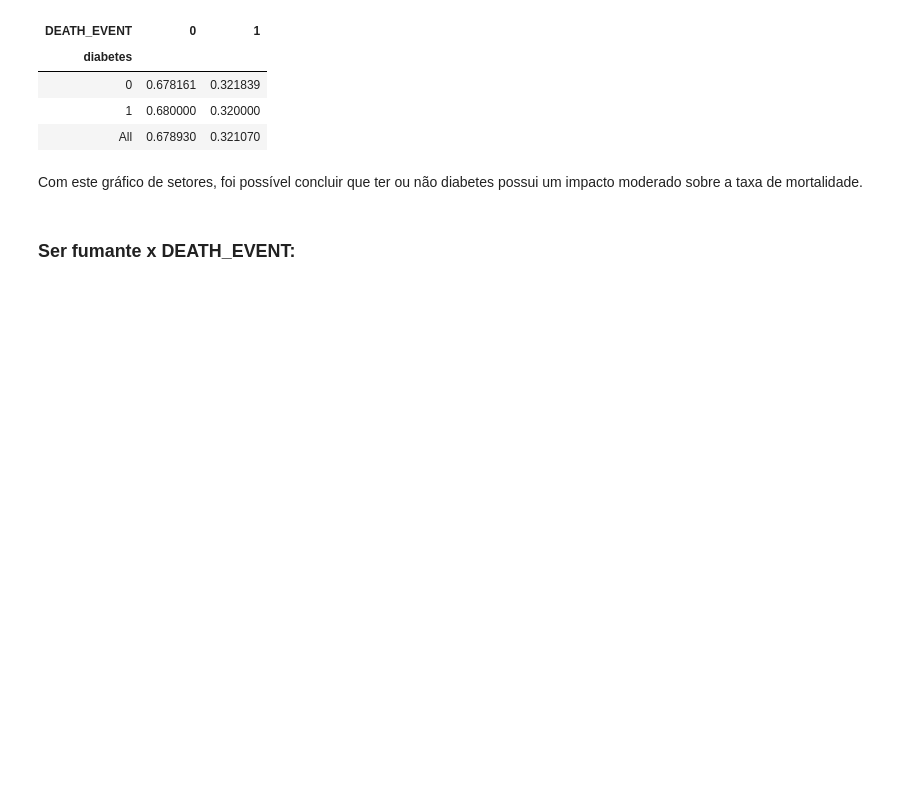
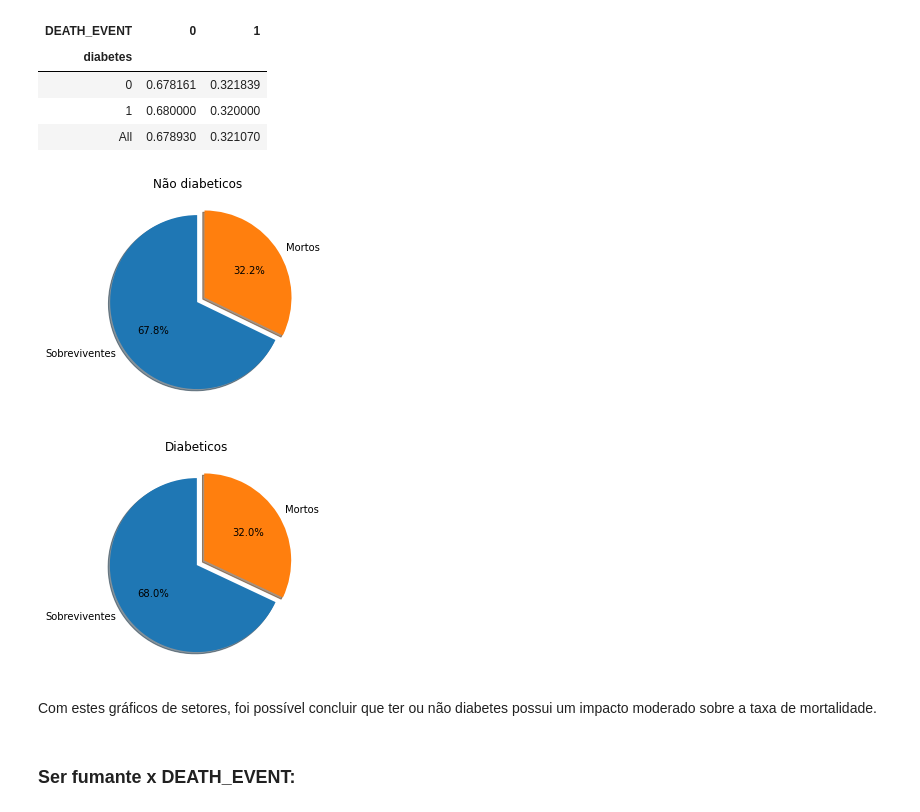
Before and after one commit to BrunoFNRodrigues/Projeto2Cidad, a Jupyter notebook: HeartFailure.ipynb, the cells around one changed output. Cells and saved outputs as stored; diff of their text form; code cells hidden in the pictures; blank space fills up the shorter version.

```diff
--- a/HeartFailure.ipynb
+++ b/HeartFailure.ipynb
@@ -246,5 +280,27 @@ px.pie(dados, values='diabetes',names='DEATH_EVENT', title='Porcentagem de diabe
+# %%
+labels = 'Sobreviventes', 'Mortos'
+sizes = [0.678161, 0.321839]
+explode = (0, 0.1)
+#Gráfico não diabeticos
+fig1, ax1 = plt.subplots()
+ax1.pie(sizes, explode=explode, labels=labels, autopct='%1.1f%%',
+        shadow=True, startangle=90)
+ax1.set(aspect="equal", title='Não diabeticos')
+
+#Gráfico de diabeticos
+sizes = [0.680000, 0.320000]
+explode = (0, 0.1)
+
+fig1, ax1 = plt.subplots()
+ax1.pie(sizes, explode=explode, labels=labels, autopct='%1.1f%%',
+        shadow=True, startangle=90)
+ax1.set(aspect="equal", title='Diabeticos')
+plt.show()
+# %% [output]
+[figure, added]
+[figure, added]
 # %% [markdown]
-Com este gráfico de setores, foi possível concluir que ter ou não diabetes possui um impacto moderado sobre a taxa de mortalidade.
+Com estes gráficos de setores, foi possível concluir que ter ou não diabetes possui um impacto moderado sobre a taxa de mortalidade.
 # %% [markdown]
 ### Ser fumante x DEATH_EVENT:
 # %% [markdown]
```
Also changed, not shown: parts of 14 cells of this notebook.
